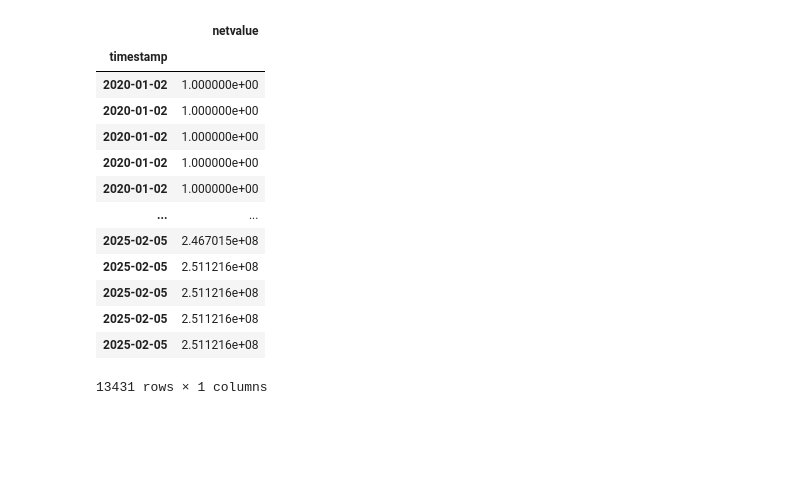
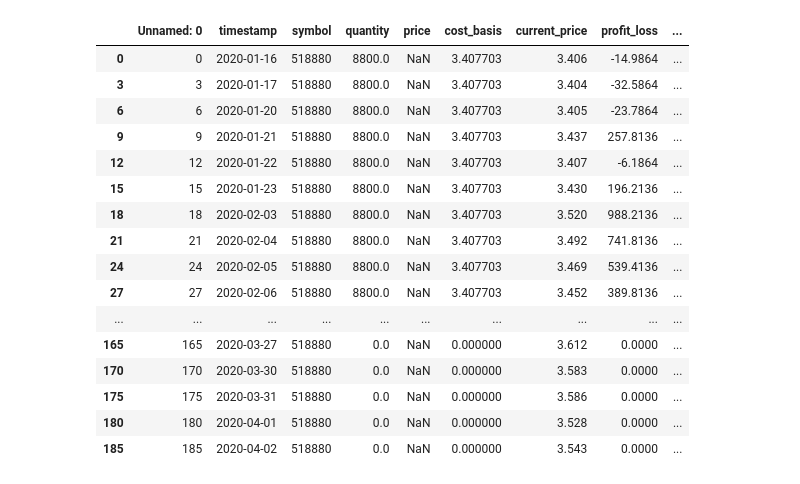
Before and after one commit to le0l1/quant-store, a Jupyter notebook: trader_v2/sample.ipynb, the cells around one changed output. Saved outputs shown, nothing was run; the diff lists cells and outputs as text; code cells hidden in the pictures; blank space fills up the shorter version.

```diff
--- a/trader_v2/sample.ipynb
+++ b/trader_v2/sample.ipynb
@@ -38,17 +38,21 @@ except Exception as e:
 # %%
-df
+hold_df = pd.read_csv('holds.csv')
+hold_df[hold_df.symbol == 518880].head(50)
 # %% [output]
-|  | netvalue |
-| timestamp |  |
-| 2020-01-02 | 1.000000e+00 |
-| 2020-01-02 | 1.000000e+00 |
-| 2020-01-02 | 1.000000e+00 |
-| 2020-01-02 | 1.000000e+00 |
-| 2020-01-02 | 1.000000e+00 |
-| ... | ... |
-| 2025-02-05 | 2.467015e+08 |
-| 2025-02-05 | 2.511216e+08 |
-| 2025-02-05 | 2.511216e+08 |
-| 2025-02-05 | 2.511216e+08 |
-| 2025-02-05 | 2.511216e+08 |
+|  | Unnamed: 0 | timestamp | symbol | quantity | price | cost_basis | current_price | profit_loss | ... |
+| 0 | 0 | 2020-01-16 | 518880 | 8800.0 | NaN | 3.407703 | 3.406 | -14.9864 | ... |
+| 3 | 3 | 2020-01-17 | 518880 | 8800.0 | NaN | 3.407703 | 3.404 | -32.5864 | ... |
+| 6 | 6 | 2020-01-20 | 518880 | 8800.0 | NaN | 3.407703 | 3.405 | -23.7864 | ... |
+| 9 | 9 | 2020-01-21 | 518880 | 8800.0 | NaN | 3.407703 | 3.437 | 257.8136 | ... |
+| 12 | 12 | 2020-01-22 | 518880 | 8800.0 | NaN | 3.407703 | 3.407 | -6.1864 | ... |
+| 15 | 15 | 2020-01-23 | 518880 | 8800.0 | NaN | 3.407703 | 3.430 | 196.2136 | ... |
+| 18 | 18 | 2020-02-03 | 518880 | 8800.0 | NaN | 3.407703 | 3.520 | 988.2136 | ... |
+| 21 | 21 | 2020-02-04 | 518880 | 8800.0 | NaN | 3.407703 | 3.492 | 741.8136 | ... |
+| 24 | 24 | 2020-02-05 | 518880 | 8800.0 | NaN | 3.407703 | 3.469 | 539.4136 | ... |
+| 27 | 27 | 2020-02-06 | 518880 | 8800.0 | NaN | 3.407703 | 3.452 | 389.8136 | ... |
+| ... | ... | ... | ... | ... | ... | ... | ... | ... | ... |
+| 165 | 165 | 2020-03-27 | 518880 | 0.0 | NaN | 0.000000 | 3.612 | 0.0000 | ... |
+| 170 | 170 | 2020-03-30 | 518880 | 0.0 | NaN | 0.000000 | 3.583 | 0.0000 | ... |
+| 175 | 175 | 2020-03-31 | 518880 | 0.0 | NaN | 0.000000 | 3.586 | 0.0000 | ... |
+| 180 | 180 | 2020-04-01 | 518880 | 0.0 | NaN | 0.000000 | 3.528 | 0.0000 | ... |
+| 185 | 185 | 2020-04-02 | 518880 | 0.0 | NaN | 0.000000 | 3.543 | 0.0000 | ... |
-13431 rows × 1 columns
```
Also changed, not shown: parts of 2 cells of this notebook, 14 other files.
